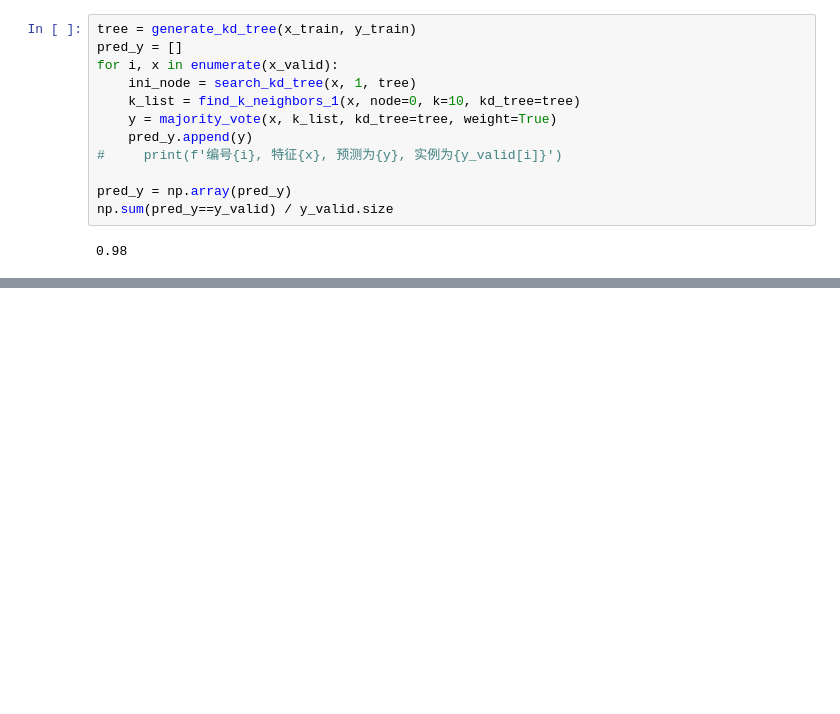
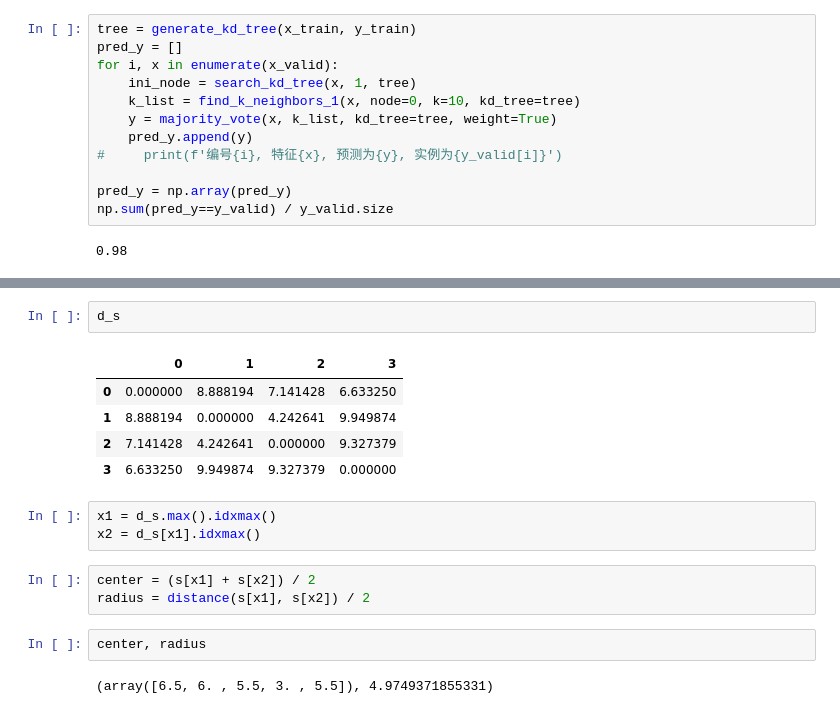
Before and after one commit to uscxiaoyu/MachineLearningCourse, a Jupyter notebook: ipynb/2.KNN_regression.ipynb, the cells around one changed output, grey strips where cells are left out. Drawn from its saved outputs; the diff is of its cells as text; blank space fills up the shorter version.

```diff
--- a/ipynb/2.KNN_regression.ipynb
+++ b/ipynb/2.KNN_regression.ipynb
@@ -903,0 +1030,18 @@ np.sum(pred_y==y_valid) / y_valid.size
+# %%
+d_s
+# %% [output]
+|  | 0 | 1 | 2 | 3 |
+| 0 | 0.000000 | 8.888194 | 7.141428 | 6.633250 |
+| 1 | 8.888194 | 0.000000 | 4.242641 | 9.949874 |
+| 2 | 7.141428 | 4.242641 | 0.000000 | 9.327379 |
+| 3 | 6.633250 | 9.949874 | 9.327379 | 0.000000 |
+# %%
+x1 = d_s.max().idxmax()
+x2 = d_s[x1].idxmax()
+# %%
+center = (s[x1] + s[x2]) / 2
+radius = distance(s[x1], s[x2]) / 2
+# %%
+center, radius
+# %% [output]
+(array([6.5, 6. , 5.5, 3. , 5.5]), 4.9749371855331)
```
Also changed, not shown: parts of 16 cells of this notebook.
